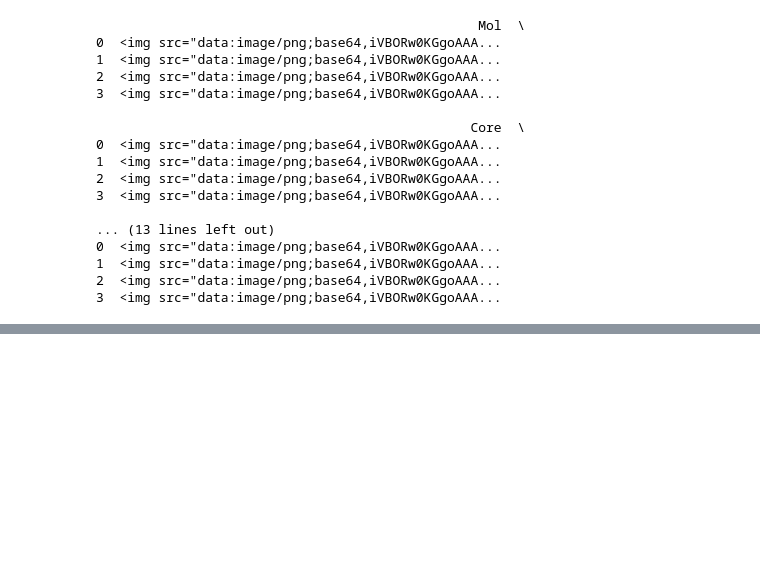
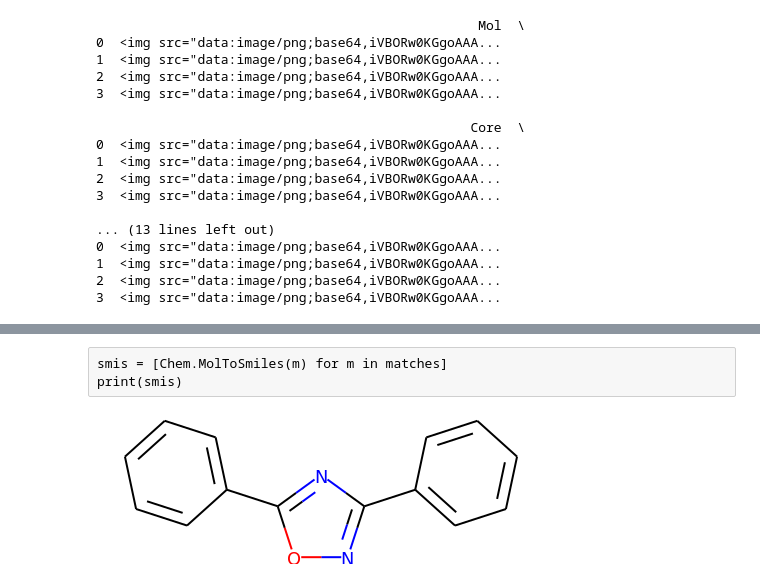
Before and after one commit to greglandrum/rdkit_blog, a Jupyter notebook: notebooks/RGroupEdgeCases.ipynb, the cells around one changed output, grey strips where cells are left out. Saved outputs shown, nothing was run; the diff lists cells and outputs as text; code cells hidden in the pictures; blank space fills up the shorter version.

```diff
--- a/notebooks/RGroupEdgeCases.ipynb
+++ b/notebooks/RGroupEdgeCases.ipynb
@@ -326,0 +352,8 @@ groups_to_df(groups,mols,include_core=True)
+# %% [raw]
+smis = [Chem.MolToSmiles(m) for m in matches]
+print(smis)
+# %%
+core = Chem.MolFromSmiles('c1ccccc1-c2nc(c1ccccc1)no2')
+core
+# %% [output]
+[figure, added]
```
Also changed, not shown: parts of 40 cells of this notebook.
